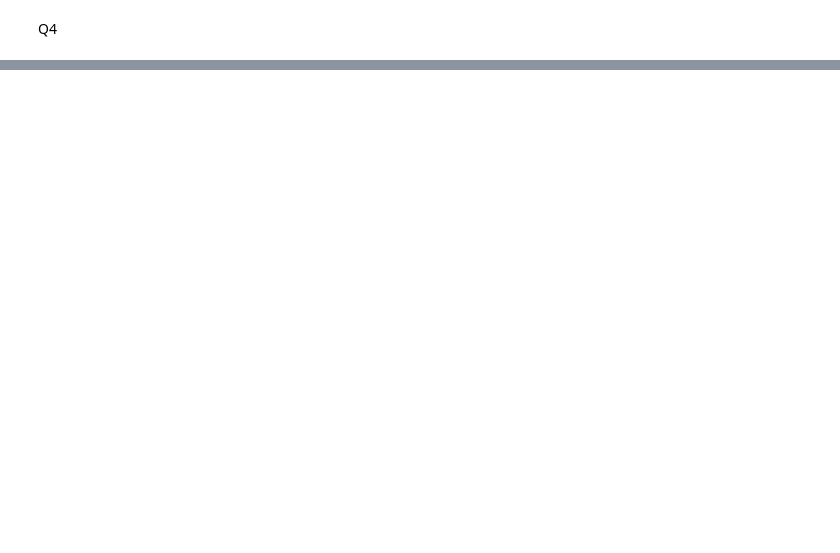
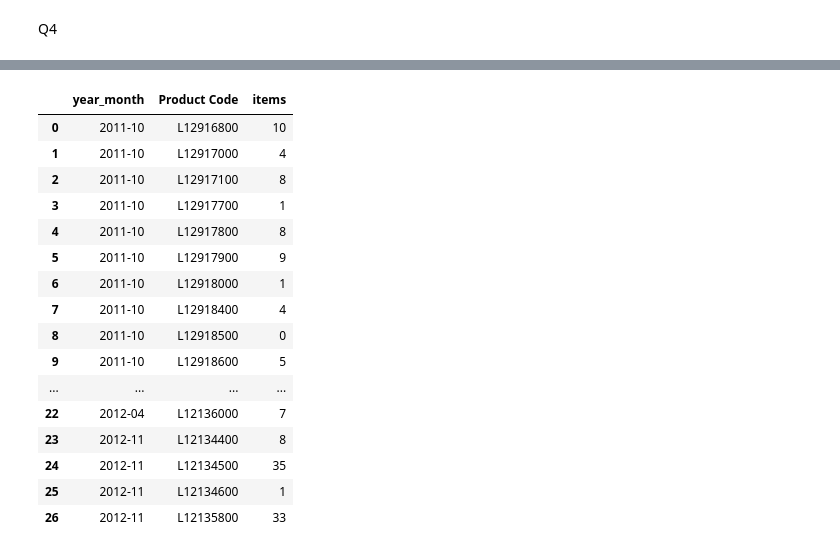
Before and after one commit to qmdismnp/Schulich_DS_MBAN, a Jupyter notebook: predictive model/final_project.ipynb, the cells around one changed output, grey strips where cells are left out. Cells and saved outputs as stored; diff of their text form; code cells hidden in the pictures; blank space fills up the shorter version.

```diff
--- a/predictive model/final_project.ipynb
+++ b/predictive model/final_project.ipynb
@@ -227,11 +188,0 @@ for _, row in lead_time_bounds.iterrows():
-# %%
-# Convert the simulated_leadtime dictionary to a DataFrame
-simulated_leadtime_df = pd.DataFrame.from_dict(
-    simulated_leadtime, orient='index'
-).reset_index()
-
-# Rename columns for clarity
-simulated_leadtime_df.columns = ['year_month'] + [f"Lead Time" ]
-
-# Display the DataFrame
-print(simulated_leadtime_df)
@@ -259,7 +192,7 @@ Q4
 import pandas as pd
 import numpy as np
 
-def calculate_and_simulate_lead_time(data, months=5, n_samples=1):
+def calculate_and_simulate_lead_time(data, n_samples=1, n_simulations = 100):
     """
     Calculate lead time bounds and simulate lead time using normal distribution.
 
@@ -291,12 +224,8 @@ def calculate_and_simulate_lead_time(data, months=5, n_samples=1):
         q05 = row['5th Percentile']
         q95 = row['95th Percentile']
 
-        # Calculate mean and std deviation
-        mean = row['50th Percentile']
-        std_dev = (q05 - q95) / 1.35
-
         # Generate samples
-        samples = np.random.normal(mean, scale=std_dev, size=n_samples).clip(min=0)
+        samples = np.random.uniform(q05, q95, n_samples).clip(min=0)
 
         # Store in dictionary
         simulated_leadtime[row['year_month']] = samples
@@ -314,3 +283,3 @@ def calculate_and_simulate_lead_time(data, months=5, n_samples=1):
 # %%
-calculate_and_simulate_lead_time(data)
+monte_carlo_simulation(data)
 # %% [output]
@@ -348,0 +364,32 @@ def consolidated_mc_function(data):
+# %%
+filtered_year_months = ['2011-10', '2011-11', '2012-01', '2012-04', '2012-11']
+# Create an empty DataFrame to store the filtered results
+filtered_data = pd.DataFrame()
+
+# Loop through each value in filtered_year_months and filter rows
+for year_month in filtered_year_months:
+    filtered_rows = data[data['year_month'] == year_month]
+    filtered_data = pd.concat([filtered_data, filtered_rows], ignore_index=True)
+
+# Get distinct product codes and sum their associated quantities ('items') for the specified 'year_month'
+distinct_product_quantities = filtered_data.groupby(['year_month', 'Product Code'], as_index=False)['items'].sum()
+# %%
+distinct_product_quantities
+# %% [output]
+|  | year_month | Product Code | items |
+| 0 | 2011-10 | L12916800 | 10 |
+| 1 | 2011-10 | L12917000 | 4 |
+| 2 | 2011-10 | L12917100 | 8 |
+| 3 | 2011-10 | L12917700 | 1 |
+| 4 | 2011-10 | L12917800 | 8 |
+| 5 | 2011-10 | L12917900 | 9 |
+| 6 | 2011-10 | L12918000 | 1 |
+| 7 | 2011-10 | L12918400 | 4 |
+| 8 | 2011-10 | L12918500 | 0 |
+| 9 | 2011-10 | L12918600 | 5 |
+| ... | ... | ... | ... |
+| 22 | 2012-04 | L12136000 | 7 |
+| 23 | 2012-11 | L12134400 | 8 |
+| 24 | 2012-11 | L12134500 | 35 |
+| 25 | 2012-11 | L12134600 | 1 |
+| 26 | 2012-11 | L12135800 | 33 |
```
Also changed, not shown: parts of 15 cells of this notebook.
